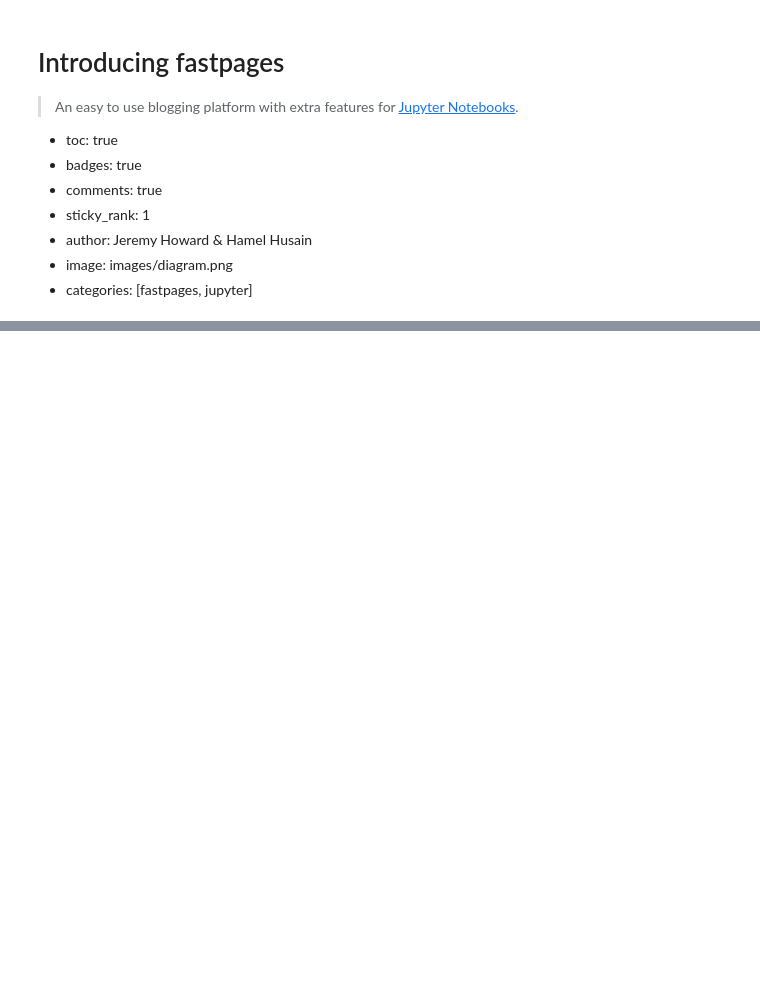
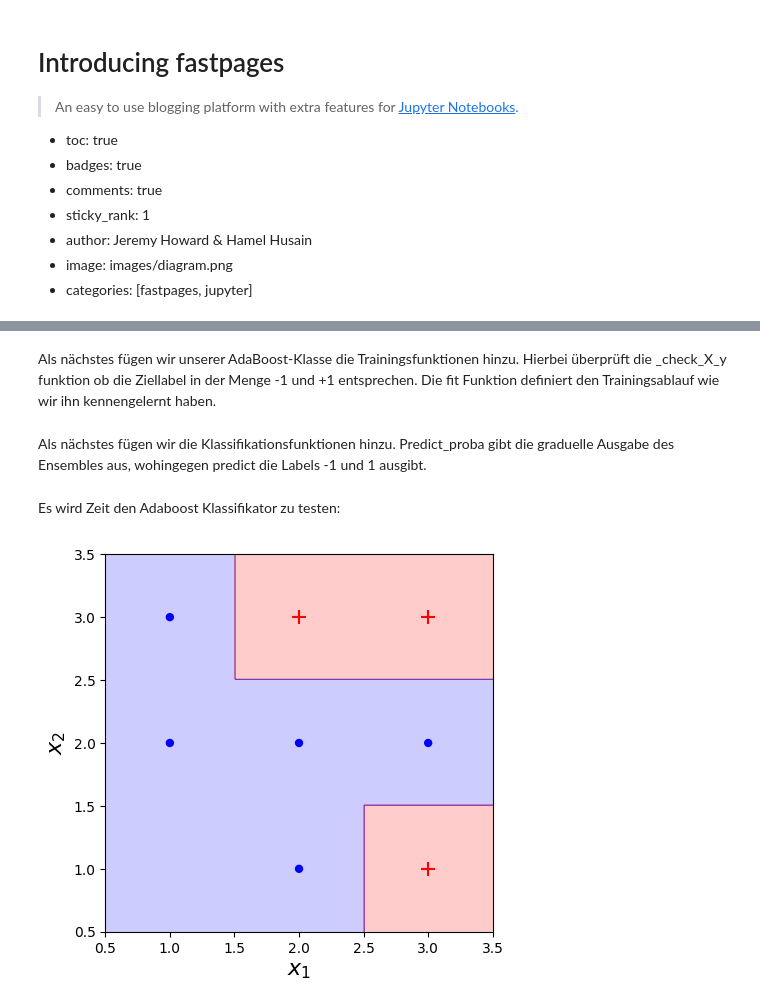
Before and after one commit to ADockhorn/Boosting, a Jupyter notebook: _notebooks/2020-02-21-introducing-fastpages.ipynb, the cells around one changed output, grey strips where cells are left out. Cells and saved outputs as stored; diff of their text form; code cells hidden in the pictures; blank space fills up the shorter version.

```diff
--- a/_notebooks/2020-02-21-introducing-fastpages.ipynb
+++ b/_notebooks/2020-02-21-introducing-fastpages.ipynb
@@ -254,0 +224,15 @@ If you end up writing a blog post using fastpages, please let us know on Twitter
+# %%
+class AdaBoost:
+    """ AdaBoost enemble classifier from scratch """
+
+    def __init__(self, random_state=0):
+        self.stumps = None                  # Placeholder für ein Array von Entscheidungsstümpfen
+        self.stump_weights = None           # Placeholder für ein Array von Klassifikatorgewichten
+        self.errors = None                  # Placeholder für ein Array des gewichteten Trainingsfehlers
+        self.sample_weights = None          # Placeholder für ein Array der Trainingsbeispielgewichte
+        self.random_state = random_state    # random_state um bei gleichen seed die gleiche Ausgabe zu ermöglichen
+# %% [markdown]
+
+Als nächstes fügen wir unserer AdaBoost-Klasse die Trainingsfunktionen hinzu.
+Hierbei überprüft die _check_X_y funktion ob die Ziellabel in der Menge -1 und +1 entsprechen.
+Die fit Funktion definiert den Trainingsablauf wie wir ihn kennengelernt haben.
@@ -254,0 +313,40 @@ If you end up writing a blog post using fastpages, please let us know on Twitter
+# %% [markdown]
+Als nächstes fügen wir die Klassifikationsfunktionen hinzu.
+Predict_proba gibt die graduelle Ausgabe des Ensembles aus, wohingegen predict die Labels -1 und 1 ausgibt.
+# %%
+def predict(self, X):
+    """ Gibt Label der Form -1 oder +1 aus
+
+    :param self: benötigt, um als Memberfunktion aufrufbar zu sein
+    :param X: Testdaten mit gleicher Dimensionszahl wie die Trainingsdaten
+    :return:
+    """
+    # bestimme das Vorzeichen der gewichteten Summe zur Ausgabe von +1 und -1 pro Datenpunkt
+    return np.sign(self.predict_proba(X))
+
+
+def predict_proba(self, X):
+    """ Gibt die graduelle Ausgabe des Ensembles aus
+
+    :param self: benötigt, um als Memberfunktion aufrufbar zu sein
+    :param X: Testdaten mit gleicher Dimensionszahl wie die Trainingsdaten
+    :return:
+    """
+    # bestimme die Vorhersage jedes Klassifikators für jeden Datenpunkt X
+    stump_preds = np.array([stump.predict(X) for stump in self.stumps])
+    # gib die gewichtete Summe aus
+    return np.dot(self.stump_weights, stump_preds)
+
+# hinzufügen der soeben erstellen Methoden zur Klasse AdaBoost
+# Achtung: normalerweise nicht empfohlen, aber es ermöglicht uns an dieser Stelle die Schritte einzeln zu kommentieren
+AdaBoost.predict = predict
+AdaBoost.predict_proba = predict_proba
+# %% [markdown]
+Es wird Zeit den Adaboost Klassifikator zu testen:
+# %%
+iters = 10
+ada = AdaBoost()
+ada.fit(X, y, iters)
+plot_results(X, y, ada)
+# %% [output]
+[figure, added]
```
Also changed, not shown: parts of 64 cells of this notebook, 1 other file.
